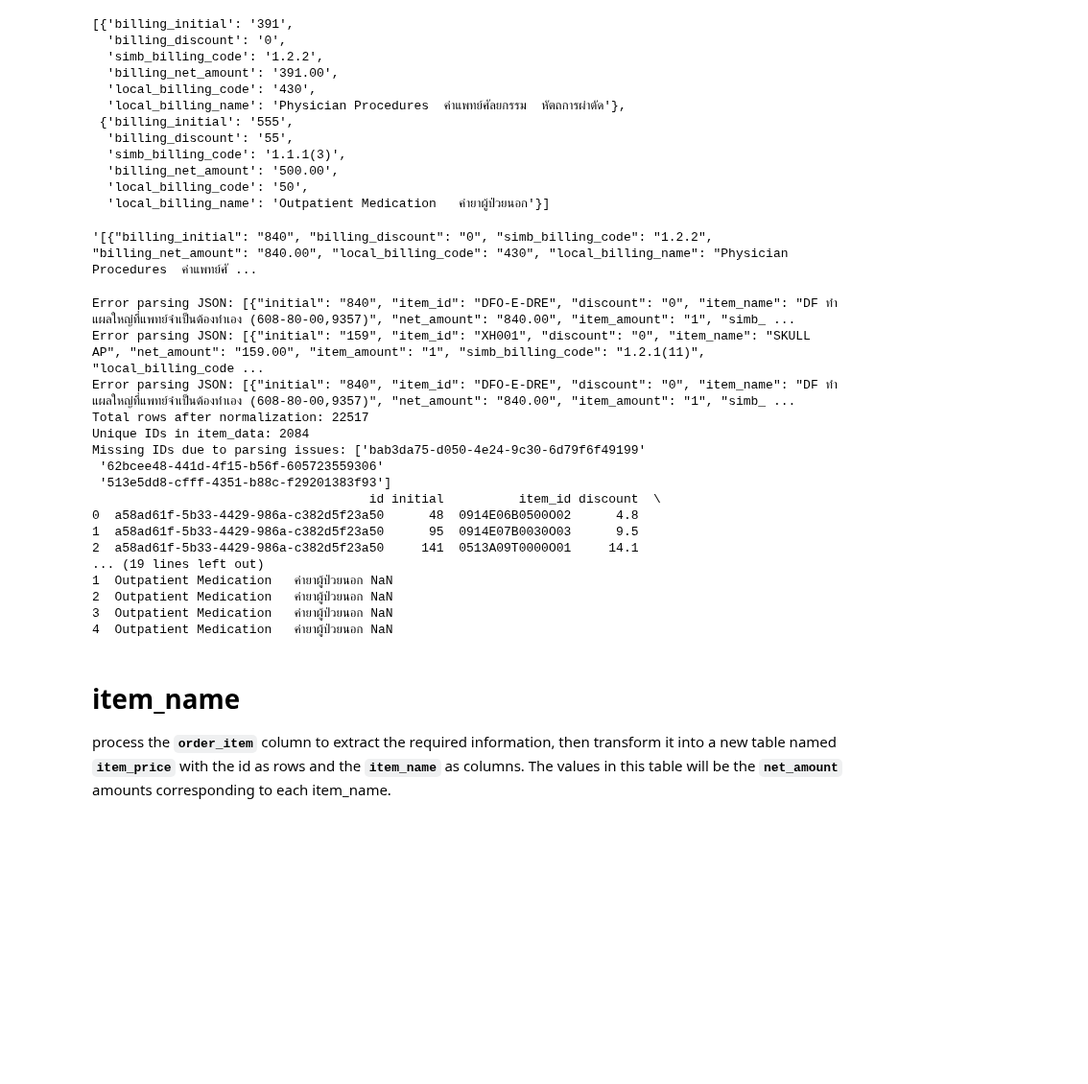
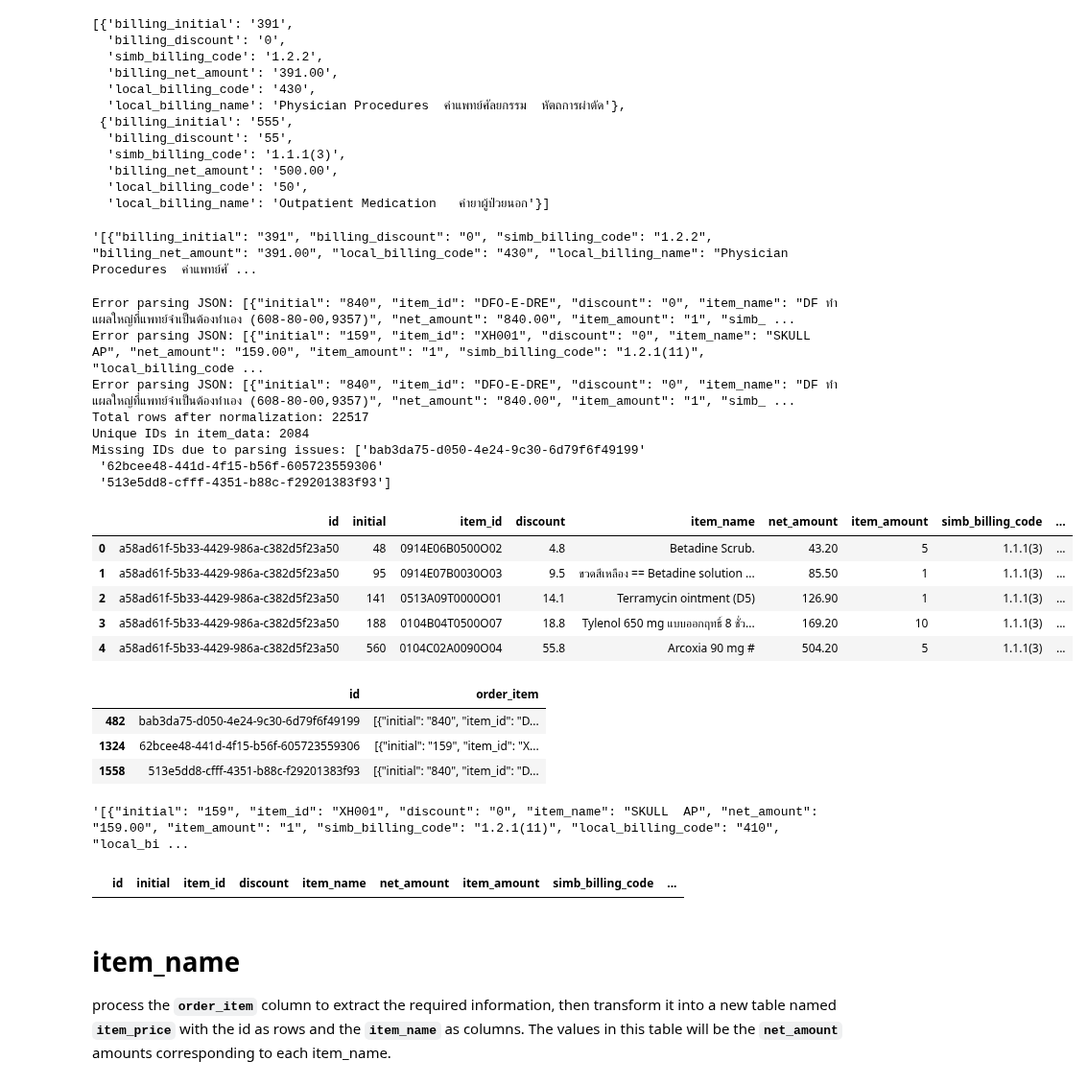
Before and after one commit to nxxk23/AI-Engineer, a Jupyter notebook: fraud.ipynb, the cells around one changed output. Shown at 96% size. Cells and saved outputs as stored; diff of their text form; code cells hidden in the pictures; blank space fills up the shorter version.

```diff
--- a/fraud.ipynb
+++ b/fraud.ipynb
@@ -356,29 +480,38 @@ json.loads(hospital['billing'].iloc[70])
   'local_billing_code': '50',
   'local_billing_name': 'Outpatient Medication   ค่ายาผู้ป่วยนอก'}]
 # %%
-hospital[hospital['id']=='bab3da75-d050-4e24-9c30-6d79f6f49199']['billing'].iloc[0]
+hospital[hospital['id']=='bff36be8-7663-4649-9c9b-441a437501f0']['billing'].iloc[0]
 # %% [output]
-'[{"billing_initial": "840", "billing_discount": "0", "simb_billing_code": "1.2.2", "billing_net_amount": "840.00", "local_billing_code": "430", "local_billing_name": "Physician Procedures  ค่าแพทย์ศั ...
+'[{"billing_initial": "391", "billing_discount": "0", "simb_billing_code": "1.2.2", "billing_net_amount": "391.00", "local_billing_code": "430", "local_billing_name": "Physician Procedures  ค่าแพทย์ศั ...
 # %%
 import pandas as pd
 import json
+import re
 
-# Function to safely parse JSON and handle errors
 def safe_json_parse(json_str):
-    """Attempts to parse a JSON string and replaces single quotes with double quotes."""
     if not isinstance(json_str, str):  # Ensure input is a string
         print(f"Input is not a string: {json_str}")
         return None
+    try:
+        # Check if the string looks like a JSON array
+        if not (json_str.startswith("[") and json_str.endswith("]")):
+            print(f"Malformed JSON: {json_str}")
+            return None
 
-    try:
-        # Replace single quotes with double quotes to ensure valid JSON format
-        return json.loads(json_str.replace("'", '"'))
+        # Clean up the JSON string
+        json_str = re.sub(r'\}\s*\{', '},{', json_str)  # Ensure objects are properly separated
+        json_str = json_str.replace("'", '"')  # Replace single quotes with double quotes
+
+        # แก้ไขอัญประกาศที่มีปัญหาโดยใช้ regex หรือ replace แบบละเอียด
+        json_str = re.sub(r'\\\'', '', json_str)  # Remove unnecessary backslashes for single quotes
+        json_str = re.sub(r'"SKULL TOWN\'S"', '"SKULL TOWNS"', json_str)  # Fix specific case
+
+        return json.loads(json_str)  # Load the JSON string as a Python object
+
     except json.JSONDecodeError as e:
-        # Log the problematic JSON string for debugging
         print(f'Error parsing JSON: {json_str} | JSONDecodeError: {e}')
         return None
     except TypeError as e:
-        # Handle case where input is not a valid JSON string
         print(f'Error parsing JSON: {json_str} | TypeError: {e}')
         return None
 
@@ -389,43 +522,56 @@ item_data = hospital[['id', 'order_item']].copy()
 item_data['order_item'] = item_data['order_item'].apply(safe_json_parse)
 
 # Check for NaN entries after parsing and store missing IDs
 missing_ids = item_data[item_data['order_item'].isna()]['id'].unique()
 
 # Filter out rows where parsing failed (i.e., where 'order_item' is None)
 item_data = item_data[item_data['order_item'].notna()]
 
 # Normalize the order_item column (expand the list of dictionaries into separate rows)
 # Using 'explode' to separate each dictionary in the order_item list into a new row
 item_data = item_data.explode('order_item', ignore_index=True)
 
 # Concatenate the normalized order items with the original DataFrame
 # Expand the dictionaries into separate columns
 expanded_items = item_data['order_item'].apply(pd.Series)
 item_data = pd.concat([item_data, expanded_items], axis=1).drop('order_item', axis=1)
 
 # Display results
 print(f"Total rows after normalization: {item_data.shape[0]}")
 print(f"Unique IDs in item_data: {item_data['id'].nunique()}")
 print(f"Missing IDs due to parsing issues: {missing_ids}")
-print(item_data.head())
+item_data.head()
 # %% [output]
 Error parsing JSON: [{"initial": "840", "item_id": "DFO-E-DRE", "discount": "0", "item_name": "DF ทำแผลใหญ่ที่แพทย์จำเป็นต้องทำเอง (608-80-00,9357)", "net_amount": "840.00", "item_amount": "1", "simb_ ...
 Error parsing JSON: [{"initial": "159", "item_id": "XH001", "discount": "0", "item_name": "SKULL  AP", "net_amount": "159.00", "item_amount": "1", "simb_billing_code": "1.2.1(11)", "local_billing_code ...
 Error parsing JSON: [{"initial": "840", "item_id": "DFO-E-DRE", "discount": "0", "item_name": "DF ทำแผลใหญ่ที่แพทย์จำเป็นต้องทำเอง (608-80-00,9357)", "net_amount": "840.00", "item_amount": "1", "simb_ ...
 Total rows after normalization: 22517
 Unique IDs in item_data: 2084
 Missing IDs due to parsing issues: ['bab3da75-d050-4e24-9c30-6d79f6f49199'
  '62bcee48-441d-4f15-b56f-605723559306'
  '513e5dd8-cfff-4351-b88c-f29201383f93']
-                                     id initial          item_id discount  \
-0  a58ad61f-5b33-4429-986a-c382d5f23a50      48  0914E06B0500O02      4.8
-1  a58ad61f-5b33-4429-986a-c382d5f23a50      95  0914E07B0030O03      9.5
-2  a58ad61f-5b33-4429-986a-c382d5f23a50     141  0513A09T0000O01     14.1
-... (19 lines left out)
-1  Outpatient Medication   ค่ายาผู้ป่วยนอก NaN
-2  Outpatient Medication   ค่ายาผู้ป่วยนอก NaN
-3  Outpatient Medication   ค่ายาผู้ป่วยนอก NaN
-4  Outpatient Medication   ค่ายาผู้ป่วยนอก NaN
+|  | id | initial | item_id | discount | item_name | net_amount | item_amount | simb_billing_code | ... |
+| 0 | a58ad61f-5b33-4429-986a-c382d5f23a50 | 48 | 0914E06B0500O02 | 4.8 | Betadine Scrub. | 43.20 | 5 | 1.1.1(3) | ... |
+| 1 | a58ad61f-5b33-4429-986a-c382d5f23a50 | 95 | 0914E07B0030O03 | 9.5 | ขวดสีเหลือง == Betadine solution ... | 85.50 | 1 | 1.1.1(3) | ... |
+| 2 | a58ad61f-5b33-4429-986a-c382d5f23a50 | 141 | 0513A09T0000O01 | 14.1 | Terramycin ointment (D5) | 126.90 | 1 | 1.1.1(3) | ... |
+| 3 | a58ad61f-5b33-4429-986a-c382d5f23a50 | 188 | 0104B04T0500O07 | 18.8 | Tylenol 650 mg แบบออกฤทธิ์ 8 ชั่ว... | 169.20 | 10 | 1.1.1(3) | ... |
+| 4 | a58ad61f-5b33-4429-986a-c382d5f23a50 | 560 | 0104C02A0090O04 | 55.8 | Arcoxia 90 mg # | 504.20 | 5 | 1.1.1(3) | ... |
+# %%
+problem_rows = hospital[hospital['id'].isin(['bab3da75-d050-4e24-9c30-6d79f6f49199', '62bcee48-441d-4f15-b56f-605723559306', '513e5dd8-cfff-4351-b88c-f29201383f93'])]
+problem_rows[['id', 'order_item']]
+# %% [output]
+|  | id | order_item |
+| 482 | bab3da75-d050-4e24-9c30-6d79f6f49199 | [{"initial": "840", "item_id": "D... |
+| 1324 | 62bcee48-441d-4f15-b56f-605723559306 | [{"initial": "159", "item_id": "X... |
+| 1558 | 513e5dd8-cfff-4351-b88c-f29201383f93 | [{"initial": "840", "item_id": "D... |
+# %%
+problem_rows[['id', 'order_item']].iloc[1]['order_item']
+# %% [output]
+'[{"initial": "159", "item_id": "XH001", "discount": "0", "item_name": "SKULL  AP", "net_amount": "159.00", "item_amount": "1", "simb_billing_code": "1.2.1(11)", "local_billing_code": "410", "local_bi ...
+# %%
+item_data[item_data['id'].isin(['bab3da75-d050-4e24-9c30-6d79f6f49199', '62bcee48-441d-4f15-b56f-605723559306', '513e5dd8-cfff-4351-b88c-f29201383f93'])]
+# %% [output]
+|  | id | initial | item_id | discount | item_name | net_amount | item_amount | simb_billing_code | ... |
 # %%
 # Output the resulting DataFrames
 print("Bill Data:")
```
Also changed, not shown: parts of 21 cells of this notebook.
